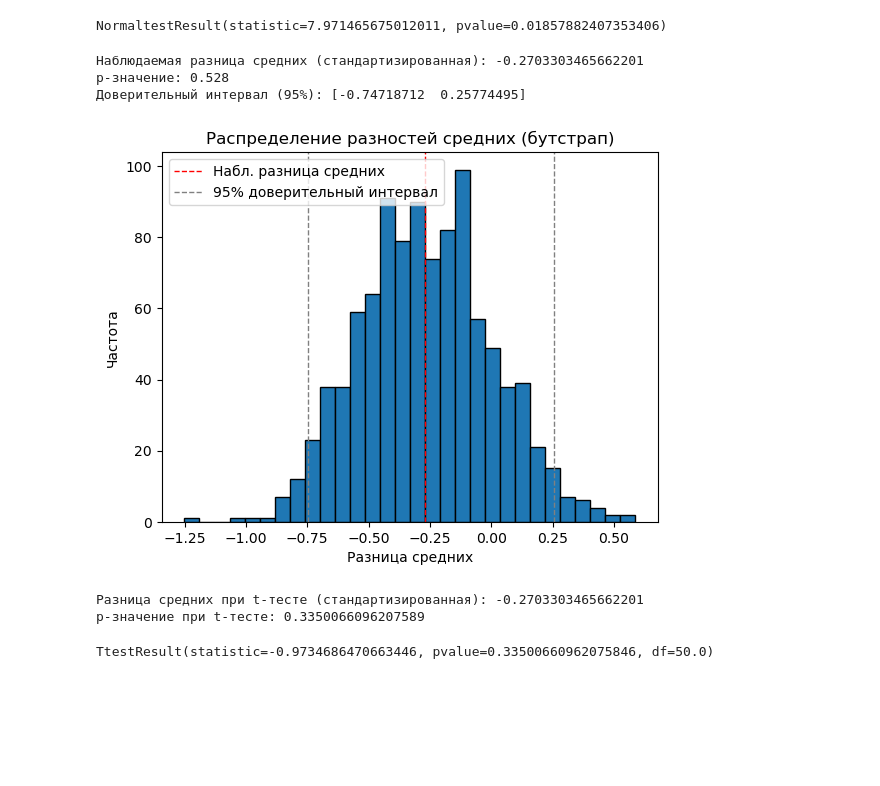
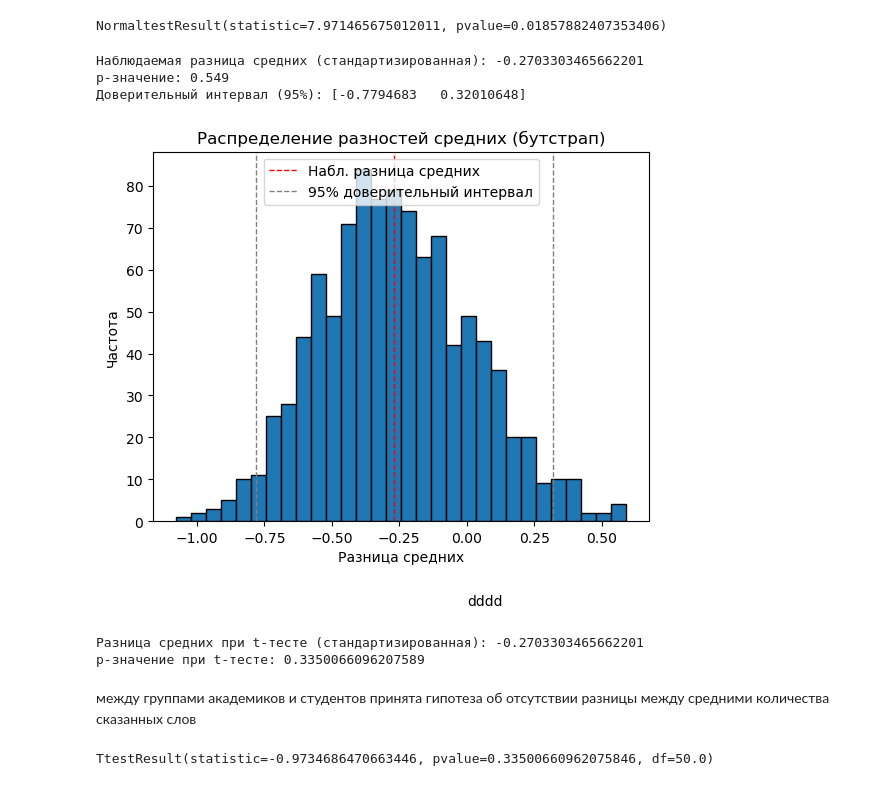
Before and after one commit to Aryunaa/Linguistics, a Jupyter notebook: pos_febr/methods_results.ipynb, the cells around one changed output. Cells and saved outputs as stored; diff of their text form; code cells hidden in the pictures; blank space fills up the shorter version.

```diff
--- a/pos_febr/methods_results.ipynb
+++ b/pos_febr/methods_results.ipynb
@@ -71,38 +76,41 @@ mean_diffs_bootstrap = bootstrap_mean_difference(group1, group2)
 
 # Вычисляем p-value и доверительный интервал
 observed_diff = np.mean(group1) - np.mean(group2)
 p_value = np.mean(np.abs(mean_diffs_bootstrap) >= np.abs(observed_diff))
 ci = np.percentile(mean_diffs_bootstrap, [2.5, 97.5])
 
 
 # Вывод результатов
 print("Наблюдаемая разница средних (стандартизированная):", observed_diff)
 print("p-значение:", p_value)
 print("Доверительный интервал (95%):", ci)
 
 # Строим гистограмму распределения разностей средних
 plt.hist(mean_diffs_bootstrap, bins=30, edgecolor='black')
 plt.axvline(observed_diff, color='red', linestyle='dashed', linewidth=1, label=f'Набл. разница средних')
 plt.axvline(ci[0], color='grey', linestyle='dashed', linewidth=1, label=f'95% доверительный интервал')
 plt.axvline(ci[1], color='grey', linestyle='dashed', linewidth=1)
 plt.title('Распределение разностей средних (бутстрап)')
 plt.xlabel('Разница средних')
 plt.ylabel('Частота')
+plt.text(0, -20, 'dddd', fontsize=10)
 plt.legend()
 plt.show()
 
 
 # Сравнение с t-тестом (для сравнения) - выводим только p-value и разницу средних
 t_stat, p_value_ttest = stats.ttest_ind(group1, group2)
 print("Разница средних при t-тесте (стандартизированная):", np.mean(group1) - np.mean(group2))
 print("p-значение при t-тесте:", p_value_ttest)
 # %% [output]
 Наблюдаемая разница средних (стандартизированная): -0.2703303465662201
-p-значение: 0.528
-Доверительный интервал (95%): [-0.74718712  0.25774495]
+p-значение: 0.549
+Доверительный интервал (95%): [-0.7794683   0.32010648]
-[figure, old version]
+[figure, new version]
 Разница средних при t-тесте (стандартизированная): -0.2703303465662201
 p-значение при t-тесте: 0.3350066096207589
+# %% [markdown]
+между группами академиков и студентов принята гипотеза об отсутствии разницы между средними количества сказанных слов
 # %%
 stats.ttest_ind(strats[strats['type']!='senior academics']['strat_sum'], strats[strats['type']=='senior academics']['strat_sum'])
 # %% [output]
```
Also changed, not shown: parts of 31 cells of this notebook, 3 other files.
